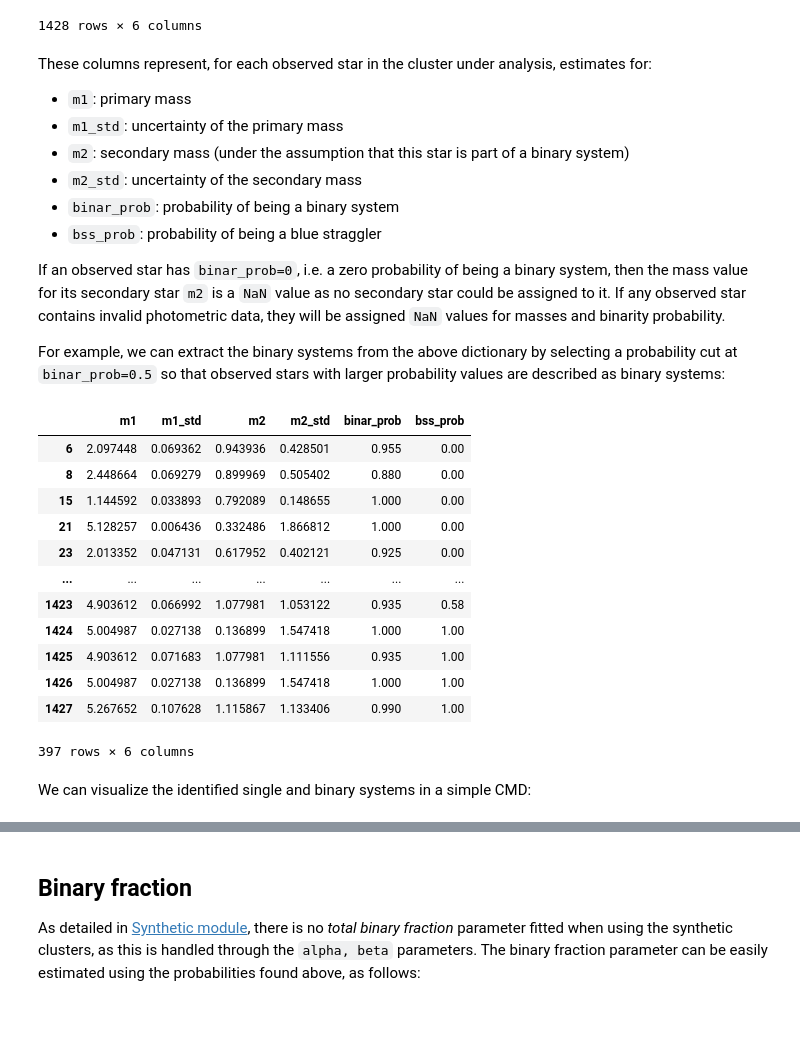
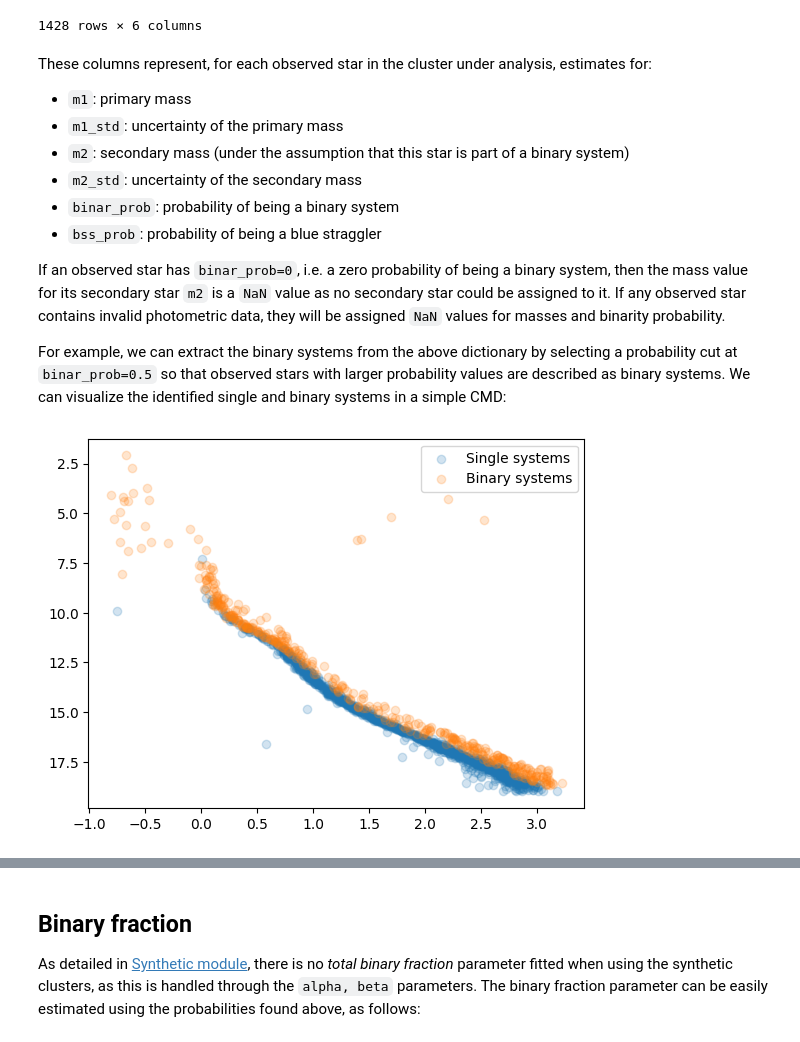
Before and after one commit to asteca/ASteCA, a Jupyter notebook: docs/contents/notebooks/post_process.ipynb, the cells around one changed output, grey strips where cells are left out. Saved outputs shown, nothing was run; the diff lists cells and outputs as text; code cells hidden in the pictures.

```diff
--- a/docs/contents/notebooks/post_process.ipynb
+++ b/docs/contents/notebooks/post_process.ipynb
@@ -177,25 +177,14 @@ These columns represent, for each observed star in the cluster under analysis, e
 
 If an observed star has `binar_prob=0`, i.e. a zero probability of being a binary system, then the mass value for its secondary star `m2` is a `NaN` value as no secondary star could be assigned to it. If any observed star contains invalid photometric data, they will be assigned `NaN` values for masses and binarity probability.
 
-For example, we can extract the binary systems from the above dictionary by selecting a probability cut at `binar_prob=0.5` so that observed stars with larger probability values are described as binary systems:
+For example, we can extract the binary systems from the above dictionary by selecting a probability cut at `binar_prob=0.5` so that observed stars with larger probability values are described as binary systems. We can visualize the identified single and binary systems in a simple CMD:
 # %%
 # Mask to identify binary systems given a probability cut value
 msk = stellar_data['binar_prob'] > 0.5
-# Show only observed stars identified as binary systems
-stellar_data[msk]
+import matplotlib.pyplot as plt
+plt.scatter(my_cluster.color[~msk], my_cluster.mag[~msk], alpha=.2, label='Single systems')
+plt.scatter(my_cluster.color[msk], my_cluster.mag[msk], alpha=.2, label='Binary systems')
+plt.legend()
+plt.gca().invert_yaxis();
 # %% [output]
-|  | m1 | m1_std | m2 | m2_std | binar_prob | bss_prob |
-| 6 | 2.097448 | 0.069362 | 0.943936 | 0.428501 | 0.955 | 0.00 |
-| 8 | 2.448664 | 0.069279 | 0.899969 | 0.505402 | 0.880 | 0.00 |
-| 15 | 1.144592 | 0.033893 | 0.792089 | 0.148655 | 1.000 | 0.00 |
-| 21 | 5.128257 | 0.006436 | 0.332486 | 1.866812 | 1.000 | 0.00 |
-| 23 | 2.013352 | 0.047131 | 0.617952 | 0.402121 | 0.925 | 0.00 |
-| ... | ... | ... | ... | ... | ... | ... |
-| 1423 | 4.903612 | 0.066992 | 1.077981 | 1.053122 | 0.935 | 0.58 |
-| 1424 | 5.004987 | 0.027138 | 0.136899 | 1.547418 | 1.000 | 1.00 |
-| 1425 | 4.903612 | 0.071683 | 1.077981 | 1.111556 | 0.935 | 1.00 |
-| 1426 | 5.004987 | 0.027138 | 0.136899 | 1.547418 | 1.000 | 1.00 |
-| 1427 | 5.267652 | 0.107628 | 1.115867 | 1.133406 | 0.990 | 1.00 |
-397 rows × 6 columns
+[figure, added]
-# %% [markdown]
-We can visualize the identified single and binary systems in a simple CMD:
```
Also changed, not shown: parts of 9 cells of this notebook, 1 other file.
